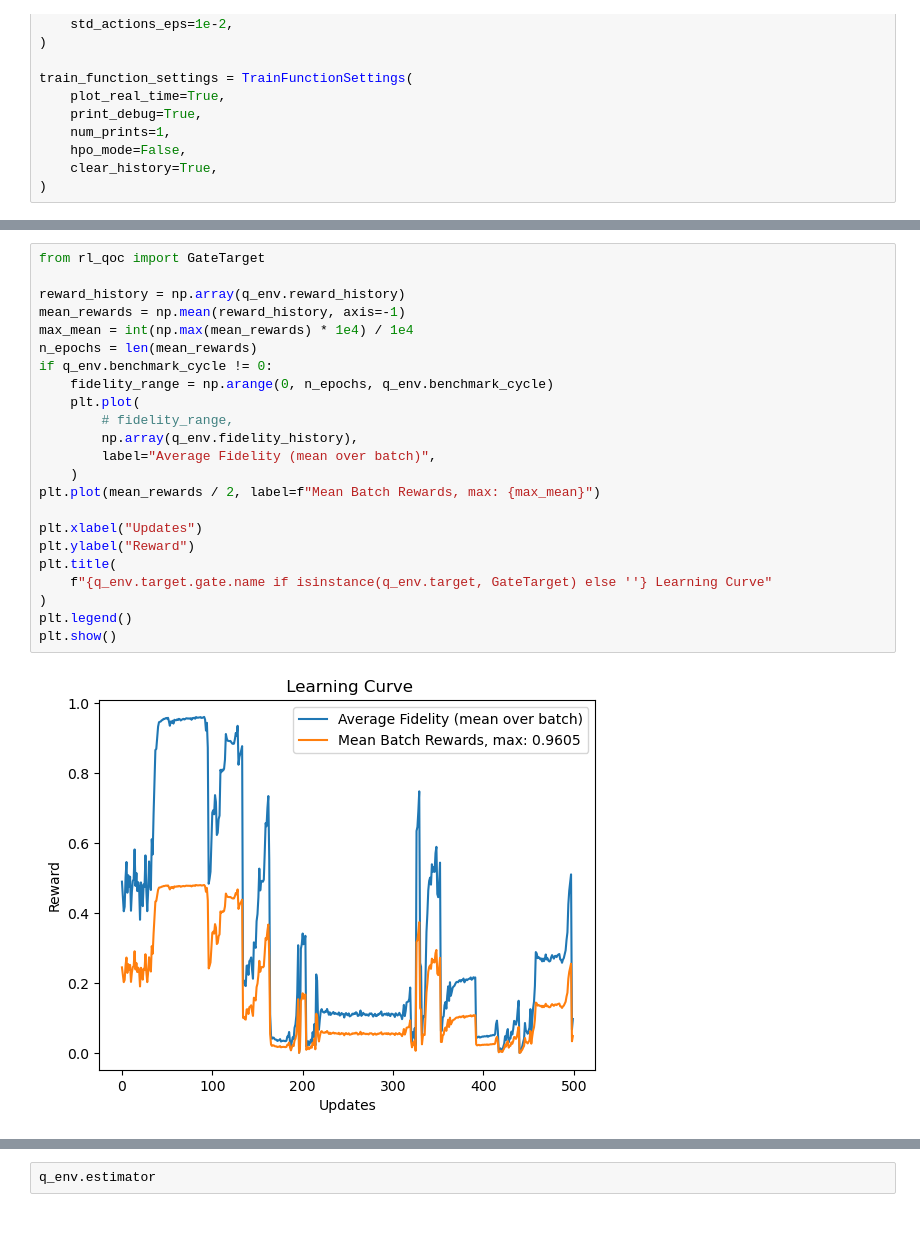
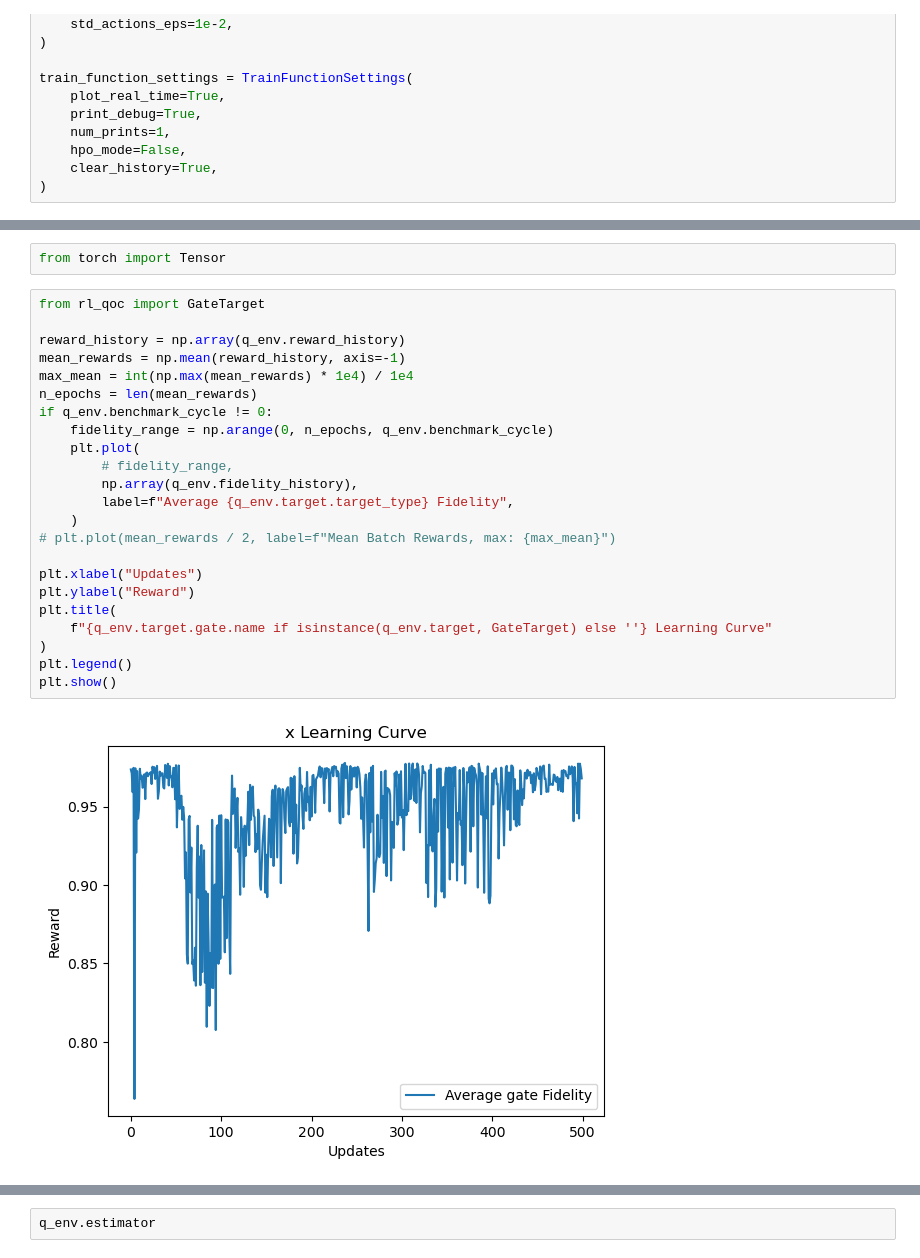
Before and after one commit to arthurostrauss/Quantum_Optimal_Control, a Jupyter notebook: pulse_level/qiskit_pulse/pulse_level_learning.ipynb, the cells around one changed output, grey strips where cells are left out. Saved outputs shown, nothing was run; the diff lists cells and outputs as text; blank space fills up the shorter version.

```diff
--- a/pulse_level/qiskit_pulse/pulse_level_learning.ipynb
+++ b/pulse_level/qiskit_pulse/pulse_level_learning.ipynb
@@ -164,28 +188,30 @@ plt.plot(ppo_agent.training_results["std_action"])
+# %%
+from torch import Tensor
 # %%
 from rl_qoc import GateTarget
 
 reward_history = np.array(q_env.reward_history)
 mean_rewards = np.mean(reward_history, axis=-1)
 max_mean = int(np.max(mean_rewards) * 1e4) / 1e4
 n_epochs = len(mean_rewards)
 if q_env.benchmark_cycle != 0:
     fidelity_range = np.arange(0, n_epochs, q_env.benchmark_cycle)
     plt.plot(
         # fidelity_range,
         np.array(q_env.fidelity_history),
-        label="Average Fidelity (mean over batch)",
+        label=f"Average {q_env.target.target_type} Fidelity",
     )
-plt.plot(mean_rewards / 2, label=f"Mean Batch Rewards, max: {max_mean}")
+# plt.plot(mean_rewards / 2, label=f"Mean Batch Rewards, max: {max_mean}")
 
 plt.xlabel("Updates")
 plt.ylabel("Reward")
 plt.title(
     f"{q_env.target.gate.name if isinstance(q_env.target, GateTarget) else ''} Learning Curve"
 )
 plt.legend()
 plt.show()
 # %% [output]
-[figure, old version]
+[figure, new version]
 # %%
 print("Optimal action", q_env.optimal_action)
 print("Best fidelity:", np.max(q_env.fidelity_history))
```
Also changed, not shown: parts of 15 cells of this notebook, 4 other files.
